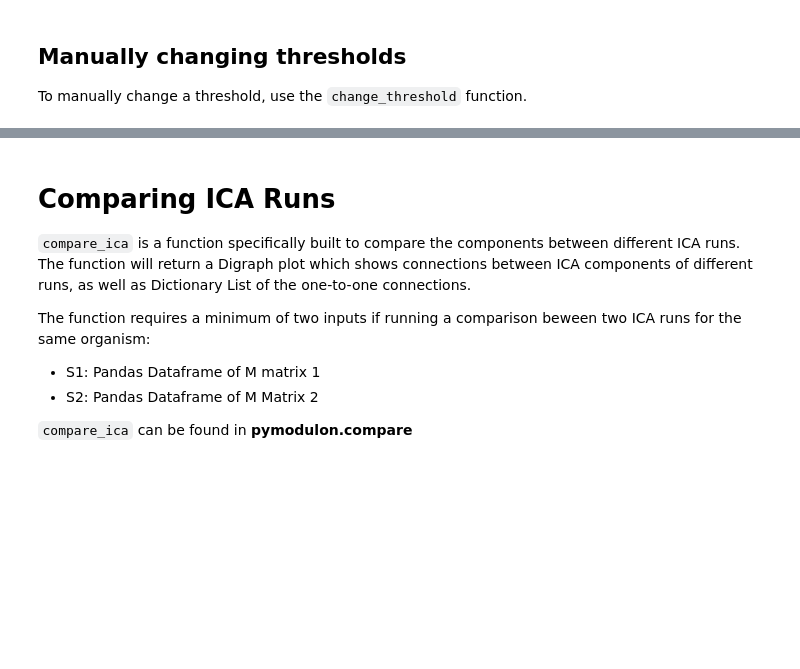
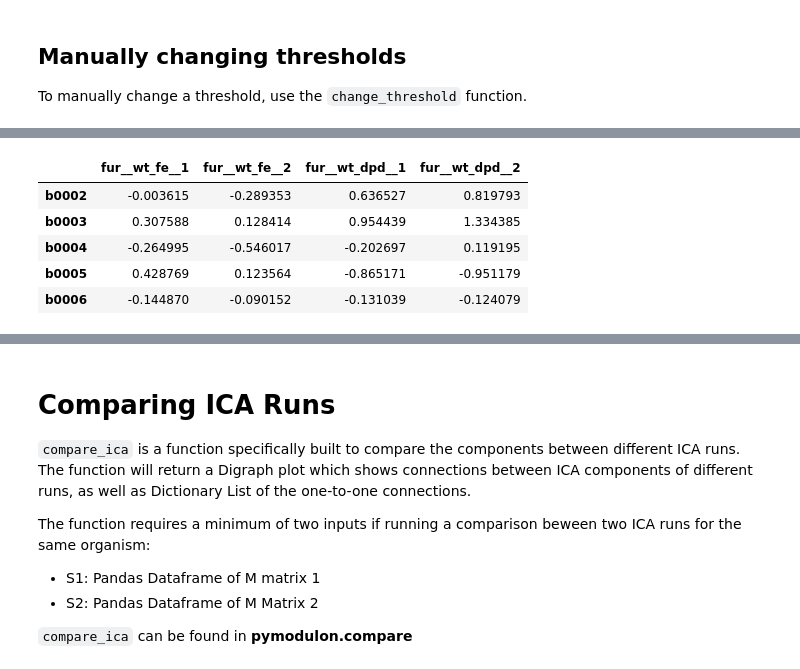
Before and after one commit to SBRG/pymodulon, a Jupyter notebook: notebooks/Tutorial.ipynb, the cells around one changed output, grey strips where cells are left out. Cells and saved outputs as stored; diff of their text form; code cells hidden in the pictures; blank space fills up the shorter version.

```diff
--- a/notebooks/Tutorial.ipynb
+++ b/notebooks/Tutorial.ipynb
@@ -481,0 +486,10 @@ ica_data.view_imodulon('GlpR')
+# %%
+test_data = ica_data.X[['fur__wt_fe__1','fur__wt_fe__2','fur__wt_dpd__1','fur__wt_dpd__2']]
+test_data.head()
+# %% [output]
+|  | fur__wt_fe__1 | fur__wt_fe__2 | fur__wt_dpd__1 | fur__wt_dpd__2 |
+| b0002 | -0.003615 | -0.289353 | 0.636527 | 0.819793 |
+| b0003 | 0.307588 | 0.128414 | 0.954439 | 1.334385 |
+| b0004 | -0.264995 | -0.546017 | -0.202697 | 0.119195 |
+| b0005 | 0.428769 | 0.123564 | -0.865171 | -0.951179 |
+| b0006 | -0.144870 | -0.090152 | -0.131039 | -0.124079 |
```
Also changed, not shown: parts of 7 cells of this notebook, 2 other files.
